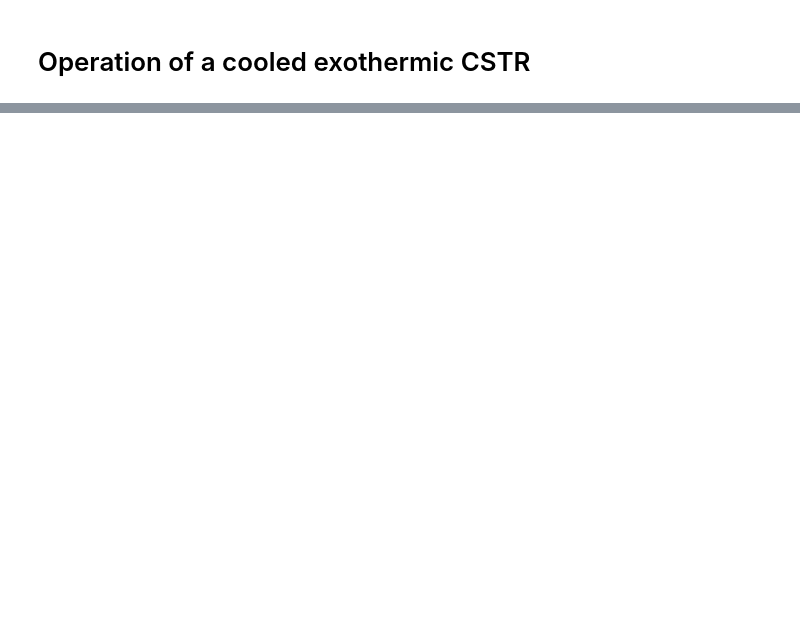
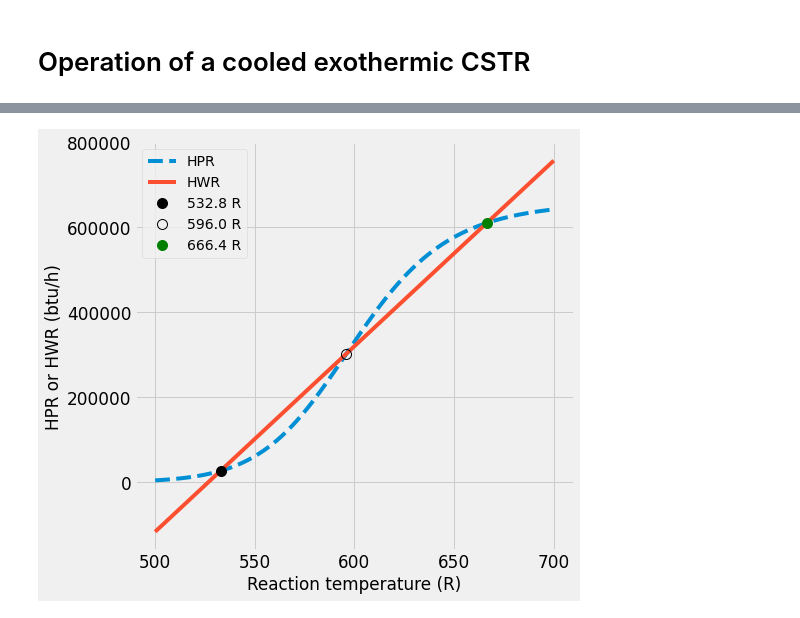
Before and after one commit to aliglara/ebook_che5314_ucv, a Jupyter notebook: codes/lect_005CSTRStability.ipynb, the cells around one changed output, grey strips where cells are left out. Cells and saved outputs as stored; diff of their text form; code cells hidden in the pictures; blank space fills up the shorter version.

```diff
--- a/codes/lect_005CSTRStability.ipynb
+++ b/codes/lect_005CSTRStability.ipynb
@@ -162,0 +102,26 @@ matlab2tikz('img/003_04_002.tikz','height','\figureheight','width',...
+# %%
+Ts = fsolve(lambda x: systemCST(x, param), [540, 590, 670])
+# %%
+solution2 = systemCST(Ts, param, full_return=True)
+# %%
+HXs = solution2[3]
+# %%
+plt.figure(figsize=(7, 7))
+
+plt.plot(Temps, HPR, ls='--',label='HPR')
+plt.plot(Temps, HWR, label='HWR')
+plt.plot(Ts[0], HXs[0], markersize=10, marker='o', lw=0,
+         markerfacecolor='black', markeredgecolor='black',
+        label='%.1f R' % Ts[0])
+plt.plot(Ts[1], HXs[1], markersize=10, marker='o', lw=0,
+         markerfacecolor='None', markeredgecolor='black',
+        label='%.1f R' % Ts[1])
+plt.plot(Ts[2], HXs[2], markersize=10, marker='o', lw=0,
+         markerfacecolor='green', markeredgecolor='green',
+        label='%.1f R' % Ts[2])
+plt.ylabel('HPR or HWR (btu/h)')
+plt.xlabel('Reaction temperature (R)')
+plt.legend()
+plt.show()
+# %% [output]
+[figure, added]
```
Also changed, not shown: parts of 10 cells of this notebook, 2 other files.
